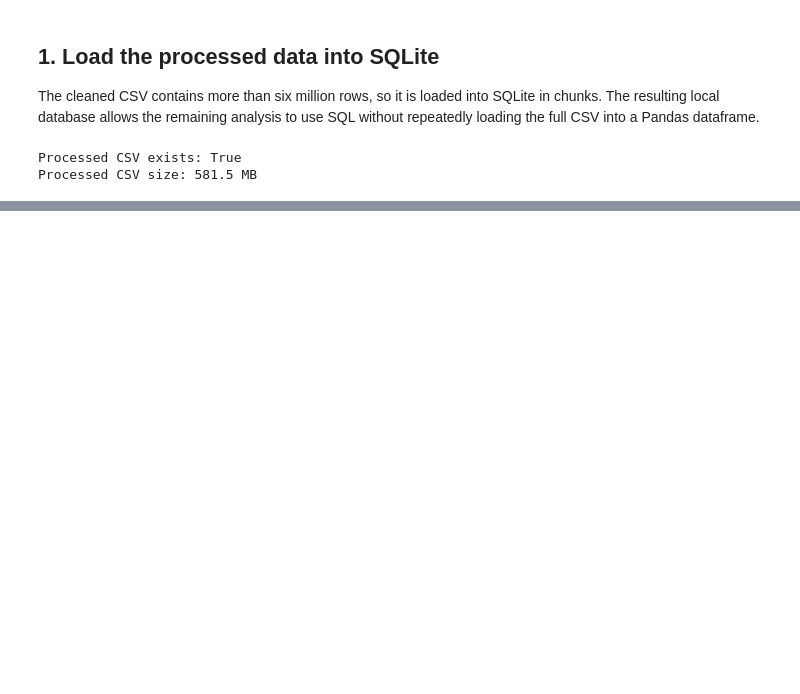
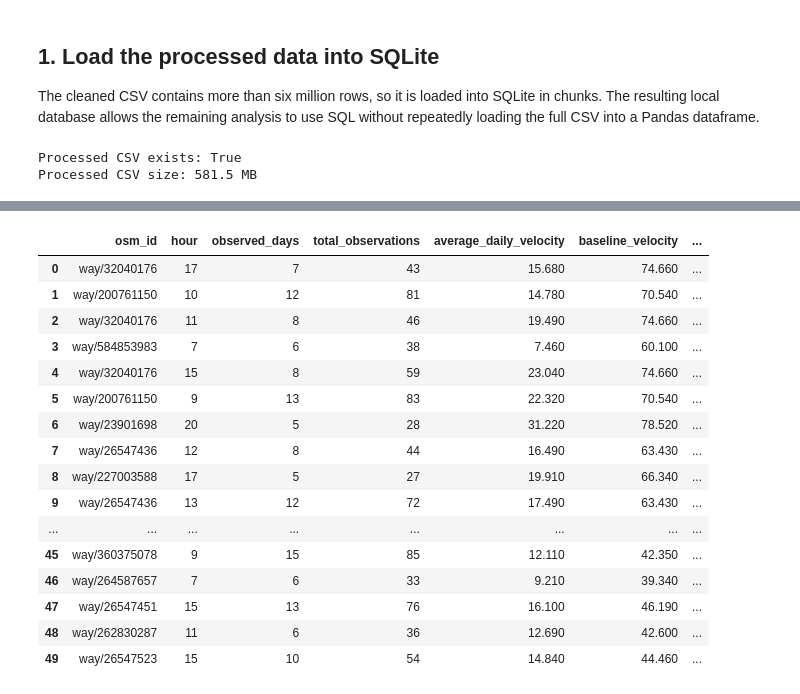
Before and after one commit to hafezomar/lebanon-traffic-ml, a Jupyter notebook: notebooks/01_sql_traffic_analysis.ipynb, the cells around one changed output, grey strips where cells are left out. Drawn from its saved outputs; the diff is of its cells as text; code cells hidden in the pictures; blank space fills up the shorter version.

```diff
--- a/notebooks/01_sql_traffic_analysis.ipynb
+++ b/notebooks/01_sql_traffic_analysis.ipynb
@@ -61,0 +279,81 @@ Active table: traffic_observations
+# %%
+daily_relative_slowdown_query = """
+WITH daily_segment_hour AS (
+    SELECT
+        osm_id,
+        DATE(timestamp) AS observation_date,
+        hour,
+        COUNT(*) AS daily_observation_count,
+        AVG(velocity) AS daily_average_velocity
+    FROM traffic_observations
+    GROUP BY osm_id, observation_date, hour
+    HAVING COUNT(*) >= 5
+),
+segment_baseline AS (
+    SELECT
+        osm_id,
+        AVG(velocity) AS baseline_velocity
+    FROM traffic_observations
+    GROUP BY osm_id
+),
+recurring_slowdowns AS (
+    SELECT
+        osm_id,
+        hour,
+        COUNT(*) AS observed_days,
+        SUM(daily_observation_count) AS total_observations,
+        AVG(daily_average_velocity) AS average_daily_velocity,
+        MIN(daily_average_velocity) AS minimum_daily_velocity,
+        MAX(daily_average_velocity) AS maximum_daily_velocity,
+        AVG(daily_average_velocity * daily_average_velocity) -
+            AVG(daily_average_velocity) * AVG(daily_average_velocity)
+            AS daily_velocity_variance
+    FROM daily_segment_hour
+    GROUP BY osm_id, hour
+    HAVING COUNT(*) >= 5
+)
+SELECT
+    rs.osm_id,
+    rs.hour,
+    rs.observed_days,
+    rs.total_observations,
+    ROUND(rs.average_daily_velocity, 2) AS average_daily_velocity,
+    ROUND(sb.baseline_velocity, 2) AS baseline_velocity,
+    ROUND(rs.average_daily_velocity - sb.baseline_velocity, 2)
+        AS velocity_difference,
+    ROUND(MAX(rs.daily_velocity_variance, 0), 2)
+        AS daily_velocity_variance,
+    ROUND(rs.maximum_daily_velocity, 2) AS maximum_daily_velocity
+FROM recurring_slowdowns AS rs
+JOIN segment_baseline AS sb
+    ON rs.osm_id = sb.osm_id
+ORDER BY velocity_difference ASC
+LIMIT 50;
+"""
+
+daily_relative_slowdowns = run_query(daily_relative_slowdown_query)
+daily_relative_slowdowns['daily_velocity_std'] = (
+    daily_relative_slowdowns['daily_velocity_variance'].clip(lower=0) ** 0.5
+).round(2)
+daily_relative_slowdowns = daily_relative_slowdowns.drop(
+    columns='daily_velocity_variance'
+)
+display(daily_relative_slowdowns)
+# %% [output]
+|  | osm_id | hour | observed_days | total_observations | average_daily_velocity | baseline_velocity | ... |
+| 0 | way/32040176 | 17 | 7 | 43 | 15.680 | 74.660 | ... |
+| 1 | way/200761150 | 10 | 12 | 81 | 14.780 | 70.540 | ... |
+| 2 | way/32040176 | 11 | 8 | 46 | 19.490 | 74.660 | ... |
+| 3 | way/584853983 | 7 | 6 | 38 | 7.460 | 60.100 | ... |
+| 4 | way/32040176 | 15 | 8 | 59 | 23.040 | 74.660 | ... |
+| 5 | way/200761150 | 9 | 13 | 83 | 22.320 | 70.540 | ... |
+| 6 | way/23901698 | 20 | 5 | 28 | 31.220 | 78.520 | ... |
+| 7 | way/26547436 | 12 | 8 | 44 | 16.490 | 63.430 | ... |
+| 8 | way/227003588 | 17 | 5 | 27 | 19.910 | 66.340 | ... |
+| 9 | way/26547436 | 13 | 12 | 72 | 17.490 | 63.430 | ... |
+| ... | ... | ... | ... | ... | ... | ... | ... |
+| 45 | way/360375078 | 9 | 15 | 85 | 12.110 | 42.350 | ... |
+| 46 | way/264587657 | 7 | 6 | 33 | 9.210 | 39.340 | ... |
+| 47 | way/26547451 | 15 | 13 | 76 | 16.100 | 46.190 | ... |
+| 48 | way/262830287 | 11 | 6 | 36 | 12.690 | 42.600 | ... |
+| 49 | way/26547523 | 15 | 10 | 54 | 14.840 | 44.460 | ... |
```
Also changed, not shown: parts of 41 cells of this notebook, 4 other files.
